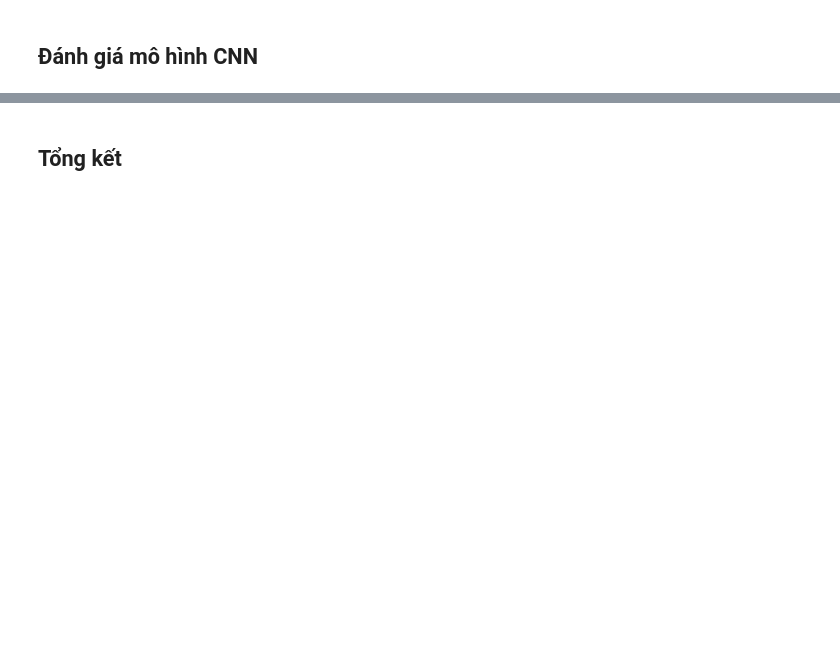
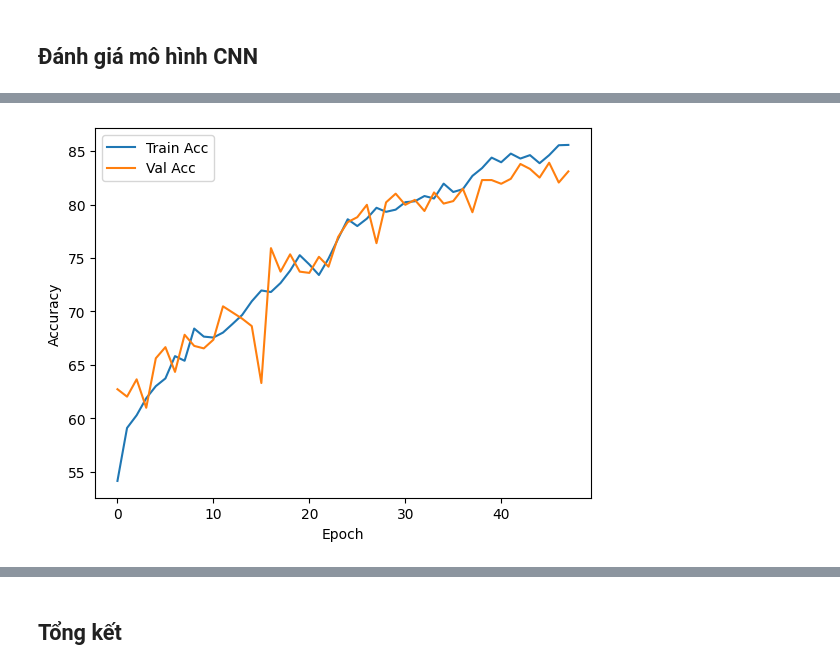
Before and after one commit to TienNguyen0712/ai-engineer-journey, a Jupyter notebook: chapter3_pytorch_computer_vision/flower_classification_cnn_tranfers_learning/01_baseline_cnn.ipynb, the cells around one changed output, grey strips where cells are left out. Drawn from its saved outputs; the diff is of its cells as text; code cells hidden in the pictures; blank space fills up the shorter version.

```diff
--- a/chapter3_pytorch_computer_vision/flower_classification_cnn_tranfers_learning/01_baseline_cnn.ipynb
+++ b/chapter3_pytorch_computer_vision/flower_classification_cnn_tranfers_learning/01_baseline_cnn.ipynb
@@ -248,0 +441,12 @@ Train Accuracy: 72.57%
+# %%
+plt.plot(train_accs, label='Train Acc')
+plt.plot(val_accs, label='Val Acc')
+
+plt.xlabel('Epoch')
+plt.ylabel('Accuracy')
+
+plt.legend()
+
+plt.show()
+# %% [output]
+[figure, added]
```
Also changed, not shown: parts of 20 cells of this notebook.
